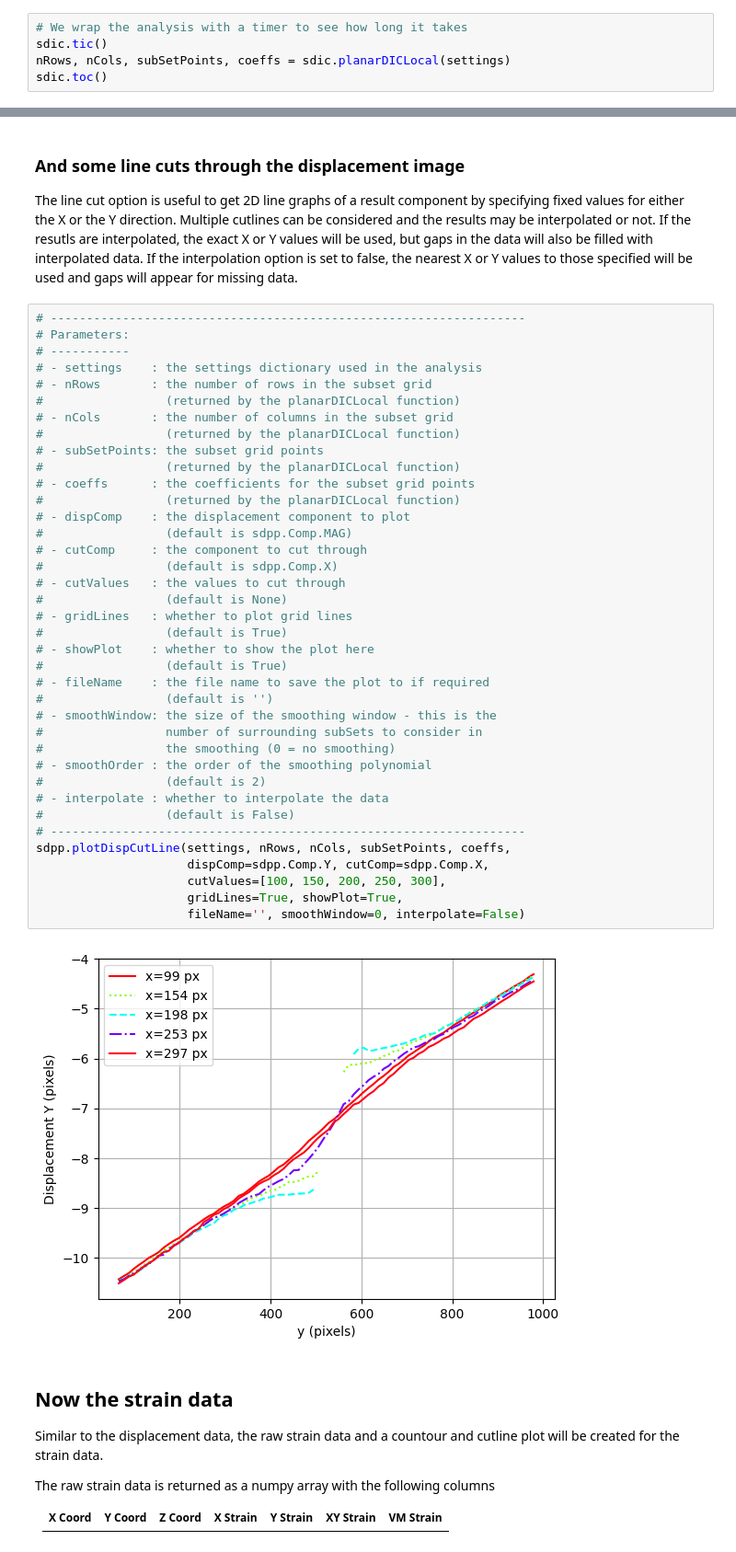
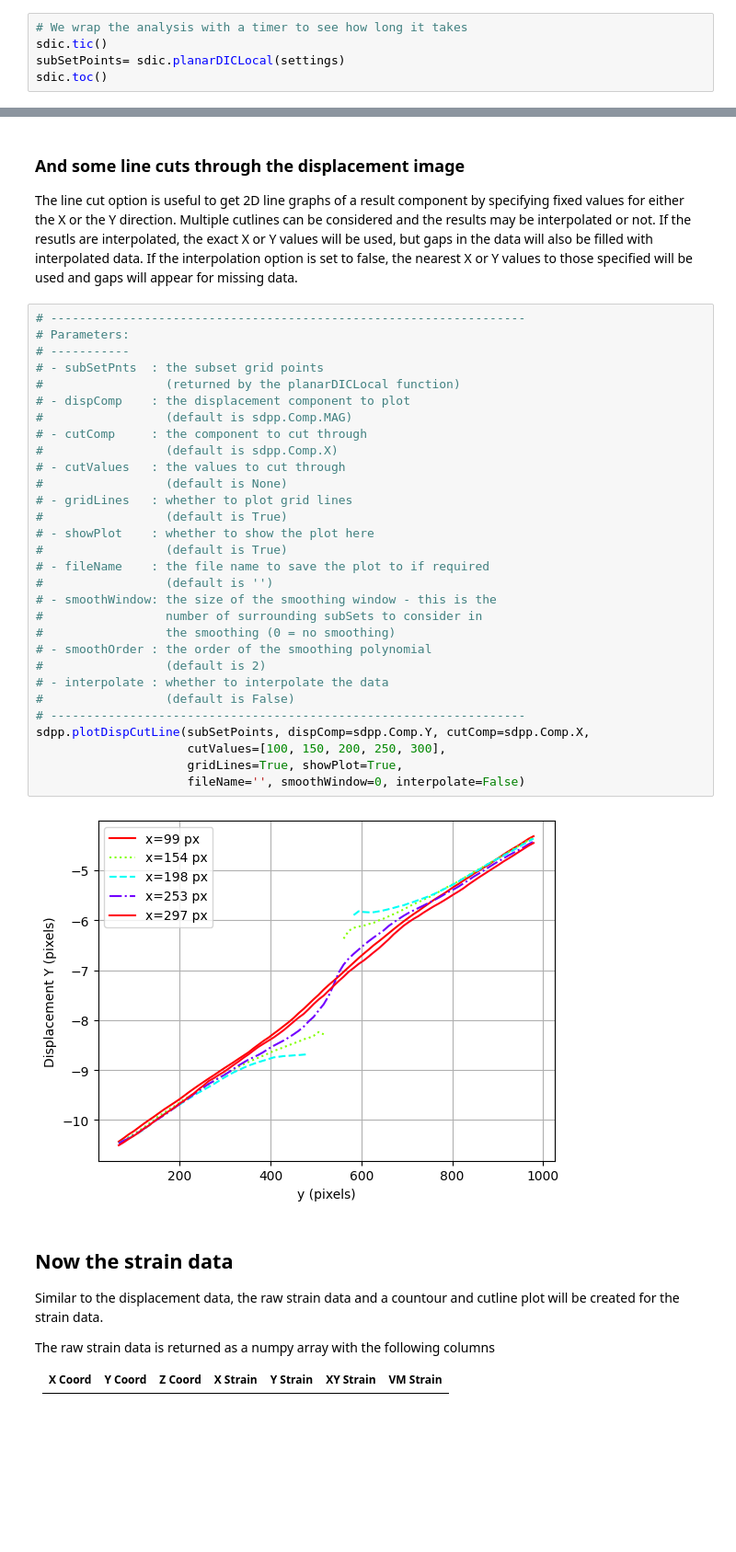
Before and after one commit to gventer/SUN-DIC, a Jupyter notebook: test_sundic.ipynb, the cells around one changed output, grey strips where cells are left out. Shown: that part at 92% size. Cells and saved outputs as stored; diff of their text form; blank space fills up the shorter version.

```diff
--- a/test_sundic.ipynb
+++ b/test_sundic.ipynb
@@ -54,7 +55,7 @@ The values returned by the **planarDICLocal** function is used in the remaining
 # %%
 # We wrap the analysis with a timer to see how long it takes
 sdic.tic()
-nRows, nCols, subSetPoints, coeffs = sdic.planarDICLocal(settings)
+subSetPoints= sdic.planarDICLocal(settings)
 sdic.toc()
 # %% [output]
 ROI :
@@ -191,43 +189,35 @@ The line cut option is useful to get 2D line graphs of a result component by spe
 # %%
 # ------------------------------------------------------------------
 # Parameters:
 # -----------
-# - settings    : the settings dictionary used in the analysis
-# - nRows       : the number of rows in the subset grid
-#                 (returned by the planarDICLocal function)
-# - nCols       : the number of columns in the subset grid
-#                 (returned by the planarDICLocal function)
-# - subSetPoints: the subset grid points
-#                 (returned by the planarDICLocal function)
-# - coeffs      : the coefficients for the subset grid points
+# - subSetPnts  : the subset grid points
 #                 (returned by the planarDICLocal function)
 # - dispComp    : the displacement component to plot
 #                 (default is sdpp.Comp.MAG)
 # - cutComp     : the component to cut through
 #                 (default is sdpp.Comp.X)
 # - cutValues   : the values to cut through
 #                 (default is None)
 # - gridLines   : whether to plot grid lines
 #                 (default is True)
 # - showPlot    : whether to show the plot here
 #                 (default is True)
 # - fileName    : the file name to save the plot to if required
 #                 (default is '')
 # - smoothWindow: the size of the smoothing window - this is the
 #                 number of surrounding subSets to consider in
 #                 the smoothing (0 = no smoothing)
 # - smoothOrder : the order of the smoothing polynomial
 #                 (default is 2)
 # - interpolate : whether to interpolate the data
 #                 (default is False)
 # ------------------------------------------------------------------
-sdpp.plotDispCutLine(settings, nRows, nCols, subSetPoints, coeffs,
-                     dispComp=sdpp.Comp.Y, cutComp=sdpp.Comp.X,
+sdpp.plotDispCutLine(subSetPoints, dispComp=sdpp.Comp.Y, cutComp=sdpp.Comp.X,
                      cutValues=[100, 150, 200, 250, 300],
                      gridLines=True, showPlot=True,
                      fileName='', smoothWindow=0, interpolate=False)
 # %% [output]
-[figure, old version]
+[figure, new version]
 # %% [markdown]
 ## Now the strain data
 Similar to the displacement data, the raw strain data and a countour and cutline plot will be created for the strain data.
```
Also changed, not shown: parts of 7 cells of this notebook, 8 other files.
